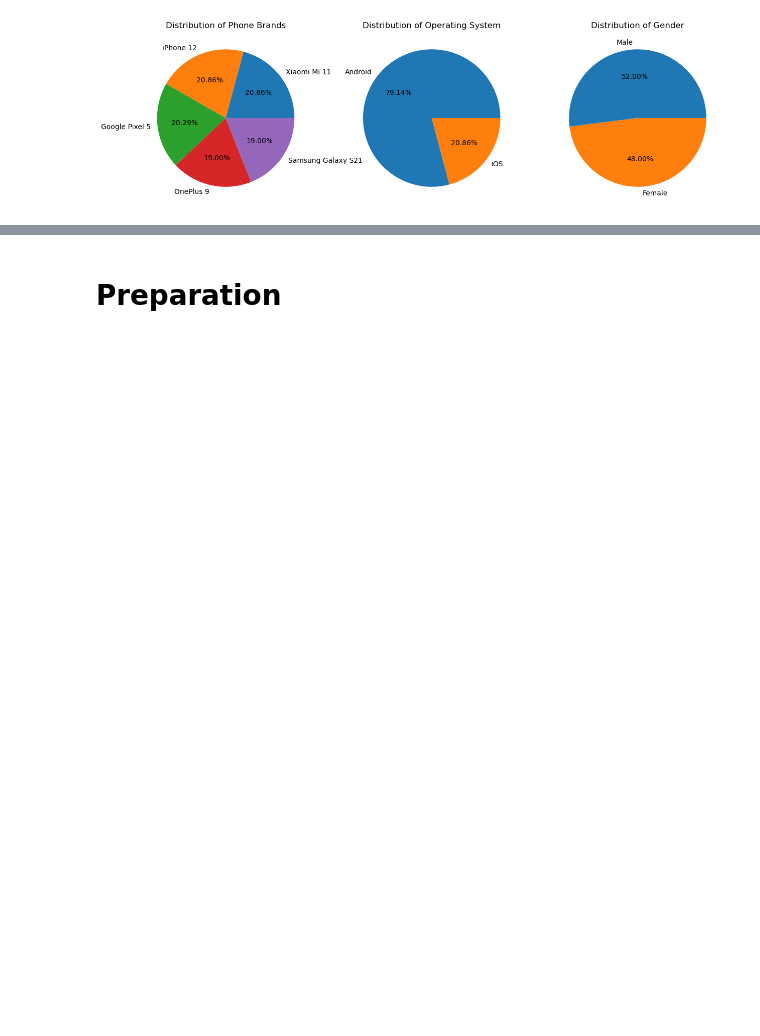
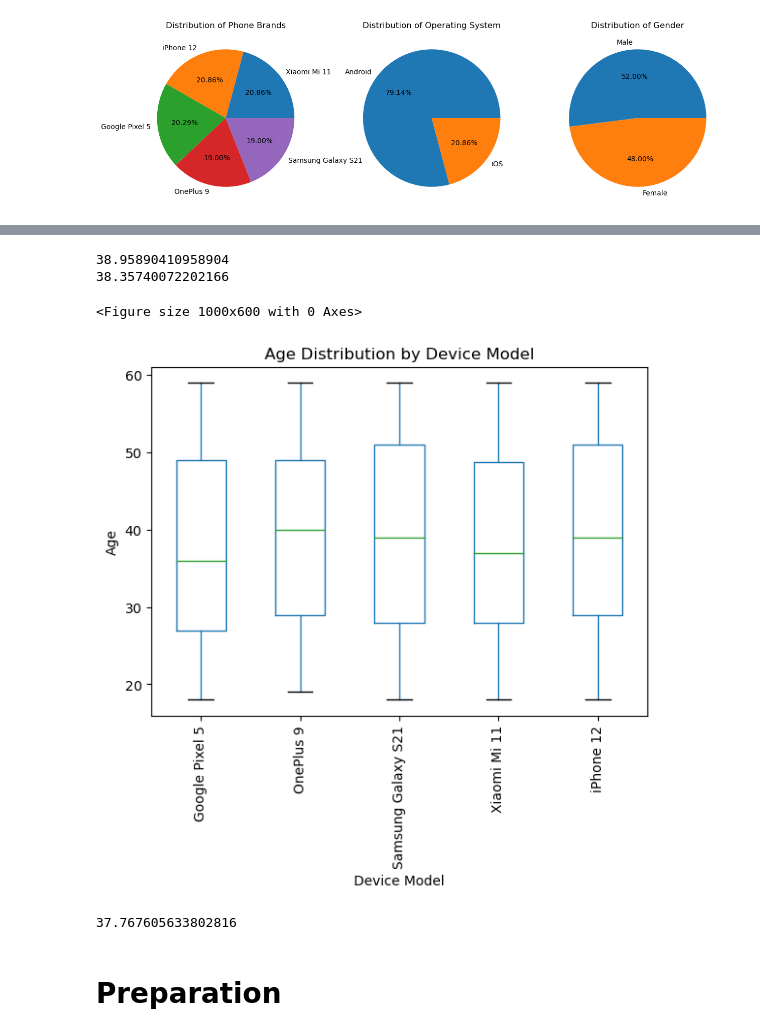
Before and after one commit to jimmy080823/Mobile-Device-Usage-and-User-Behavior-Dataset, a Jupyter notebook: hejim's test.ipynb, the cells around one changed output, grey strips where cells are left out. Drawn from its saved outputs; the diff is of its cells as text; code cells hidden in the pictures; blank space fills up the shorter version.

```diff
--- a/hejim's test.ipynb
+++ b/hejim's test.ipynb
@@ -129,2 +160,30 @@ plt.show()
+# %%
+i_age = df[df['Device Model'] == 'iPhone 12']['Age']
+avg_i_age = i_age.mean()
+print(avg_i_age)
+android_age = df[df['Operating System'] == 'Android']['Age']
+avg_android_age = android_age.mean()
+print(avg_android_age)
+#確實沒差
+
+plt.figure(figsize=(10, 6))
+df.boxplot(column='Age', by='Device Model', grid=False, rot=90)
+plt.title('Age Distribution by Device Model')
+plt.suptitle('')
+plt.xlabel('Device Model')
+plt.ylabel('Age')
+plt.show()
+#分布影響不大
+
+google_age = df[df['Device Model'] == 'Google Pixel 5']['Age']
+avg_google_age = google_age.mean()
+print(avg_google_age)
+#GP5 平均年齡稍小
+# %% [output]
+38.95890410958904
+38.35740072202166
+<Figure size 1000x600 with 0 Axes>
+[figure, added]
+37.767605633802816
 # %% [markdown]
 # Preparation
```
Also changed, not shown: parts of 4 cells of this notebook.
